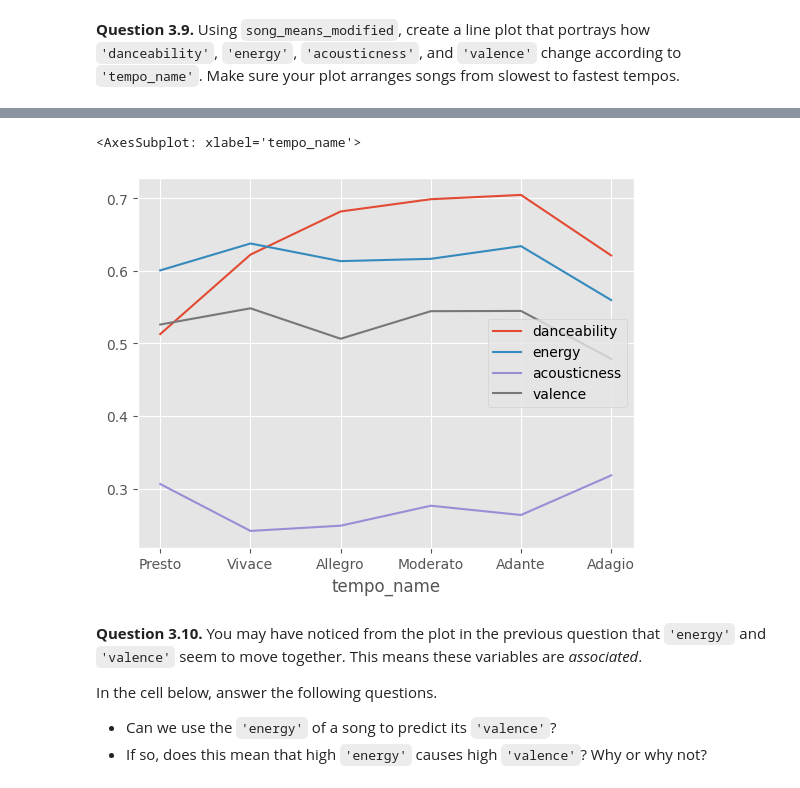
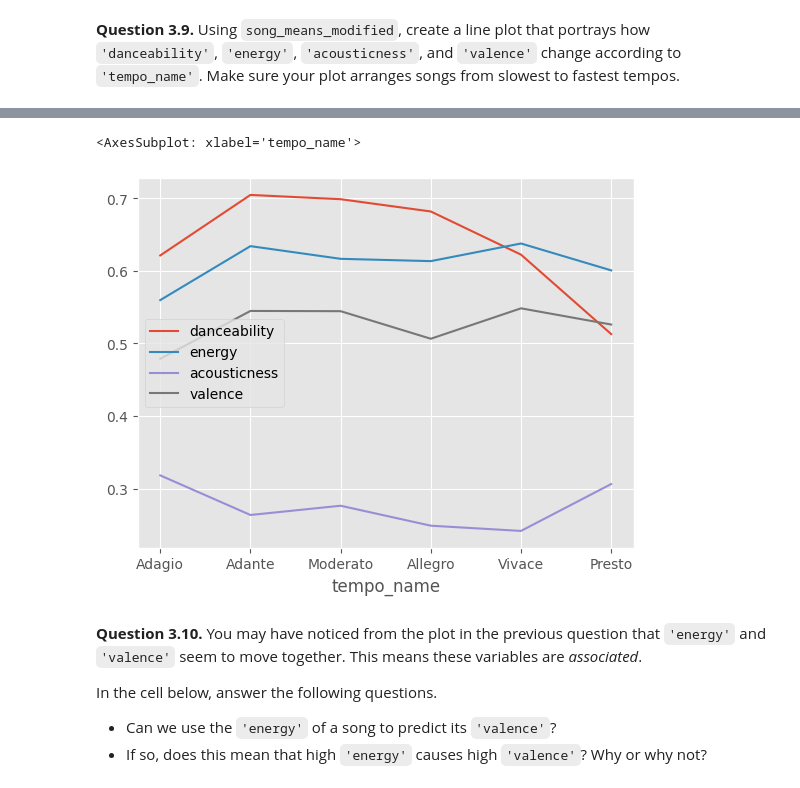
Before and after one commit to MihirYJoshi/midterm_project, a Jupyter notebook: midterm_projectUPTODATE.ipynb, the cells around one changed output, grey strips where cells are left out. Saved outputs shown, nothing was run; the diff lists cells and outputs as text; code cells hidden in the pictures.

```diff
--- a/midterm_projectUPTODATE.ipynb
+++ b/midterm_projectUPTODATE.ipynb
@@ -725,7 +725,7 @@ q3_6 results: All test cases passed!
 # %% [markdown]
 **Question 3.7.** Now, let's categorize songs by their Italian tempo names. Specifically, find the mean of each numerical variable for each `'tempo_name'`. Store these means in a DataFrame indexed by `'tempo_name'` and sorted from slowest to fastest tempos. Save your DataFrame to the variable `song_means`.
 # %%
-song_means = songs.groupby("tempo_name").mean()
+song_means = songs.groupby("tempo_name").mean().sort_values(by = 'tempo')
 song_means
 # %% [output]
 |  | danceability | energy | key | mode | loudness | speechiness | acousticness | instrumentalness | ... |
@@ -747,6 +747,7 @@ q3_7 results: All test cases passed!
 song_means1 = songs.groupby("tempo_name").count().sort_values("track_name").index[0]
 song_means_modified = song_means
 song_means_modified = song_means_modified[song_means_modified.index != song_means1]
+song_means_modified = song_means_modified
 song_means_modified
 # %% [output]
 |  | danceability | energy | key | mode | loudness | speechiness | acousticness | instrumentalness | ... |
@@ -773,13 +774,13 @@ manual: true
 points: 1
 -->
 # %%
-song_means_modified = song_means_modified.sort_values("tempo", ascending = False)
+song_means_modified = song_means_modified#.sort_values("tempo", ascending = False)
 song_means_modified1 = bpd.DataFrame().assign(danceability = song_means_modified.get("danceability"), energy = song_means_modified.get("energy"), acousticness = song_means_modified.get("acousticness"), valence = song_means_modified.get("valence"))
 #song_means_modified1.drop(["key"])
 song_means_modified1.plot(kind = "line")
 # %% [output]
 <AxesSubplot: xlabel='tempo_name'>
-[figure, old version]
+[figure, new version]
 # %% [markdown]
 <!-- END QUESTION -->
 
```
Also changed, not shown: parts of 10 cells of this notebook, 2 other files.
